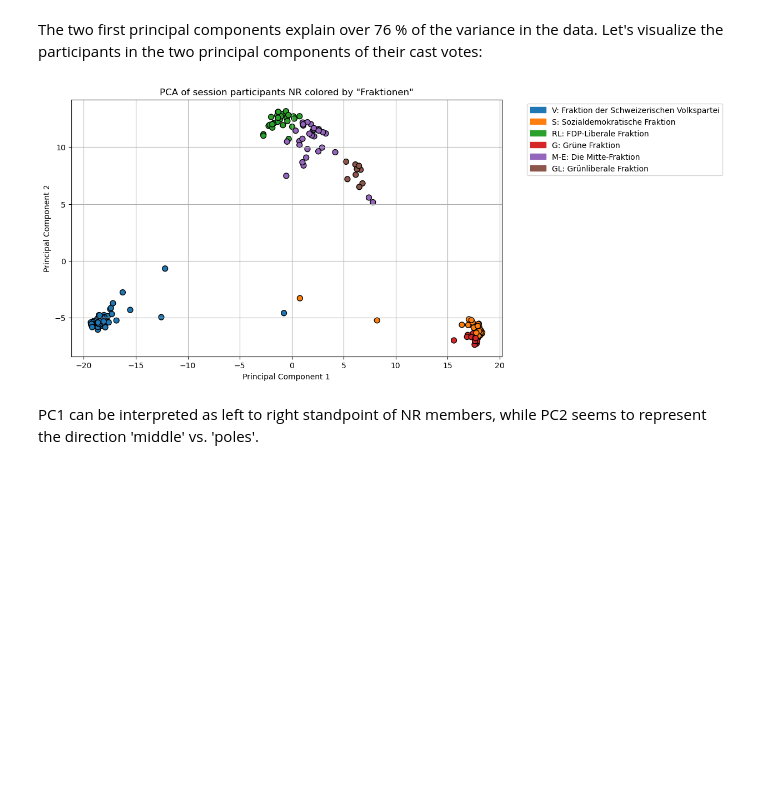
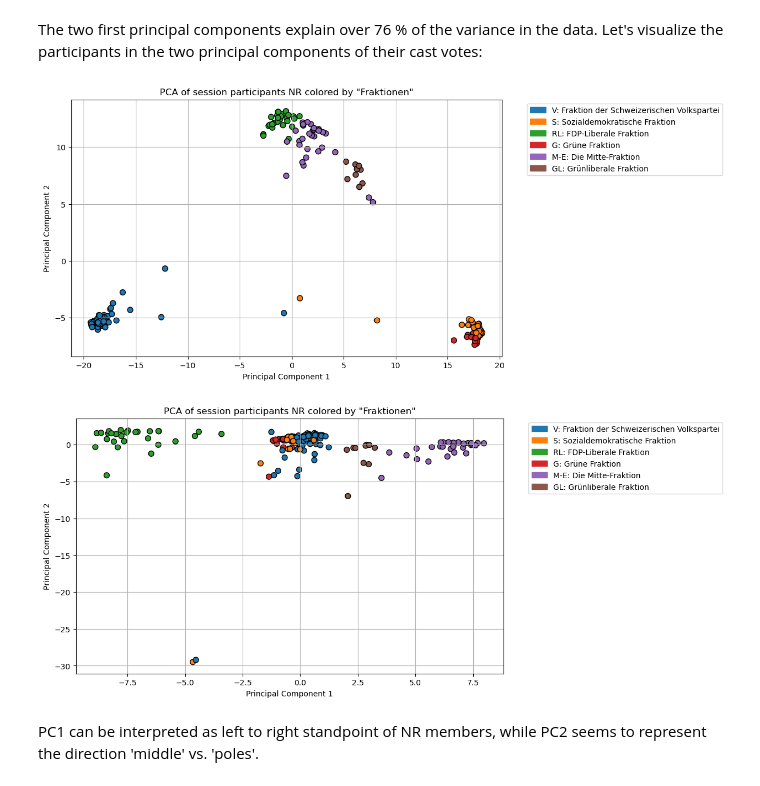
Before and after one commit to andrealuzzi/Block3, a Jupyter notebook: Project_5_Unsupervised_Learning.ipynb, the cells around one changed output. Drawn from its saved outputs; the diff is of its cells as text; code cells hidden in the pictures; blank space fills up the shorter version.

```diff
--- a/Project_5_Unsupervised_Learning.ipynb
+++ b/Project_5_Unsupervised_Learning.ipynb
@@ -167,21 +167,29 @@ The two first principal components explain over 76 % of the variance in the data
 # %%
 category_meanings = {
     'V': 'Fraktion der Schweizerischen Volkspartei',
     'S': 'Sozialdemokratische Fraktion',
     'M-E': 'Die Mitte-Fraktion',
     'RL': 'FDP-Liberale Fraktion',
     'G': 'Grüne Fraktion',
     'GL': 'Grünliberale Fraktion'
 }
 
 draw_pca_scatter_2d(
     pca_df_participants_ss24_nr['PC1'], pca_df_participants_ss24_nr['PC2'],
     ss24_nr_participants_fraction.map(lambda x: ": ".join([x.strip(), category_meanings[x.strip()]])),
     title='PCA of session participants NR colored by "Fraktionen"',
     )
 plt.show()
+
+draw_pca_scatter_2d(
+    pca_df_participants_ss24_nr['PC3'], pca_df_participants_ss24_nr['PC4'],
+    ss24_nr_participants_fraction.map(lambda x: ": ".join([x.strip(), category_meanings[x.strip()]])),
+    title='PCA of session participants NR colored by "Fraktionen"',
+    )
+plt.show()
 # %% [output]
 [figure]
+[figure, added]
 # %% [markdown]
 PC1 can be interpreted as left to right standpoint of NR members, while PC2 seems to represent the direction 'middle' vs. 'poles'.
 # %% [markdown]
```
Also changed, not shown: parts of 5 cells of this notebook.
